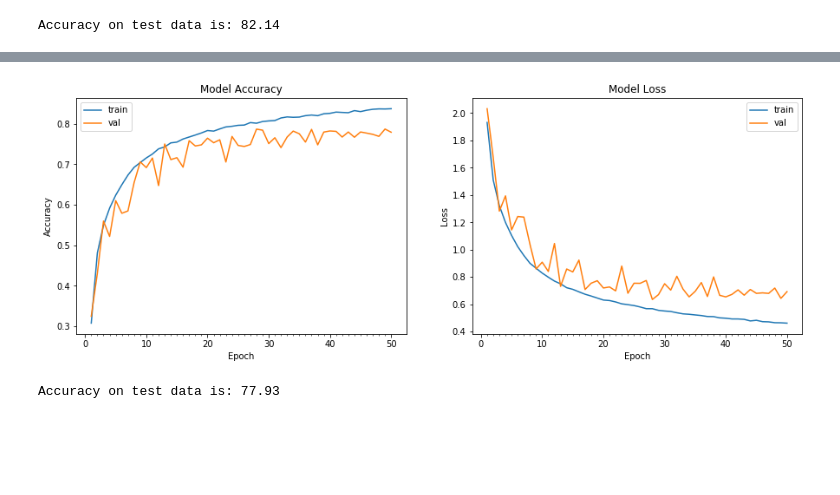
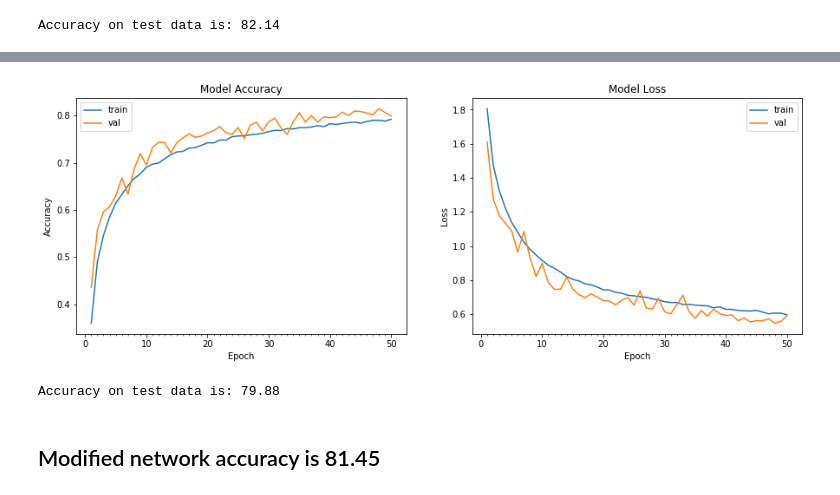
Before and after one commit to ajithvallabai/eip_assignments, a Jupyter notebook: assignment3/Assignment_3_EIP_4.ipynb, the cells around one changed output, grey strips where cells are left out. Drawn from its saved outputs; the diff is of its cells as text; code cells hidden in the pictures; blank space fills up the shorter version.

```diff
--- a/assignment3/Assignment_3_EIP_4_.ipynb
+++ b/assignment3/Assignment_3_EIP_4.ipynb
@@ -283,8 +329,8 @@ _________________________________________________________________
 # %%
 from keras.preprocessing.image import ImageDataGenerator
 
-datagen = ImageDataGenerator(zoom_range=0.0,
-                             horizontal_flip=False)
+datagen = ImageDataGenerator(zoom_range=0.3,
+                             horizontal_flip=True)
 
 
 # train the model
@@ -292,7 +338,8 @@ start = time.time()
 # Train the model
 model_info = model.fit_generator(datagen.flow(train_features, train_labels, batch_size = 128),
                                  samples_per_epoch = train_features.shape[0], nb_epoch = 50,
-                                 validation_data = (test_features, test_labels), verbose=1)
+                                 validation_data = (test_features, test_labels), verbose=1
+                                 )
 end = time.time()
 print ("Model took %0.2f seconds to train"%(end - start))
 # plot model history
@@ -320,2 +367,4 @@ Model took 1310.89 seconds to train
-[figure, old version]
+[figure, new version]
-Accuracy on test data is: 77.93
+Accuracy on test data is: 79.88
+# %% [markdown]
+## Modified network accuracy is 81.45
```
Also changed, not shown: parts of 10 cells of this notebook, 1 other file.
